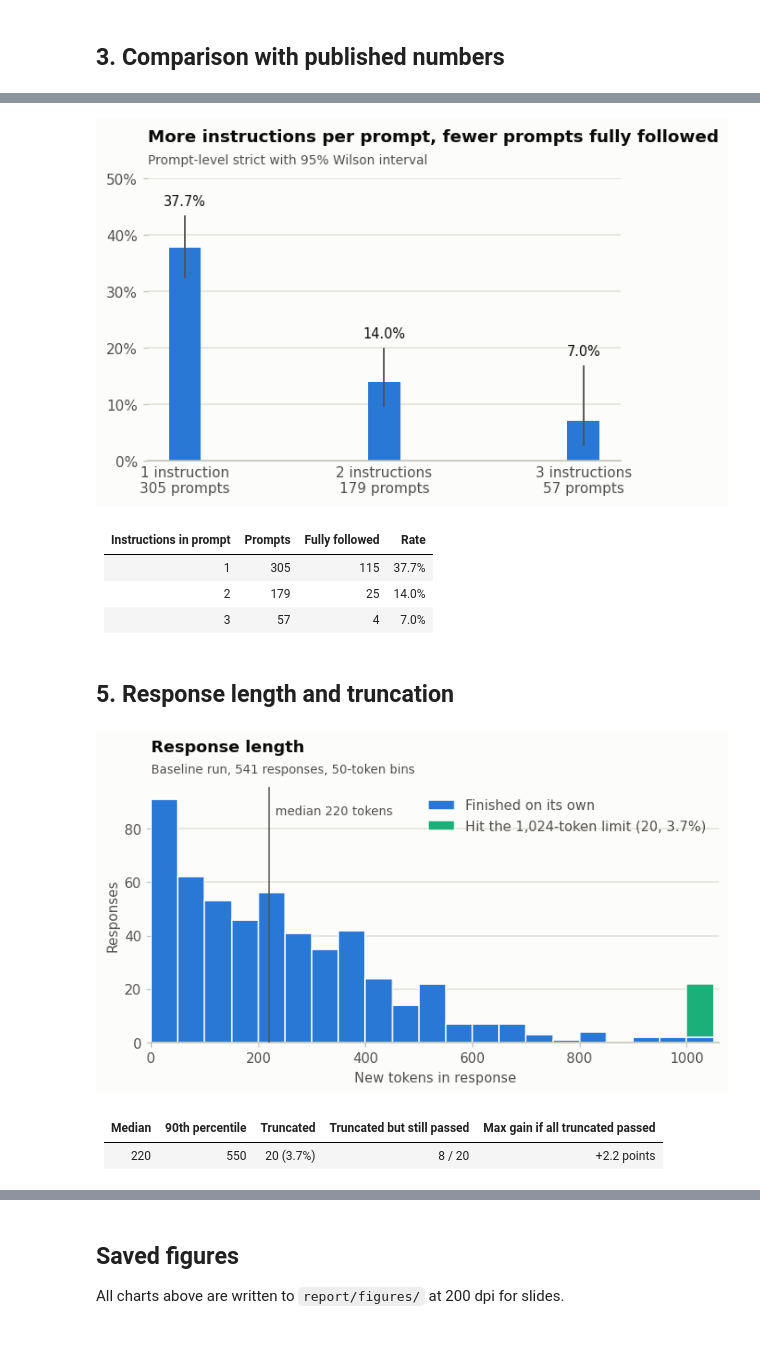
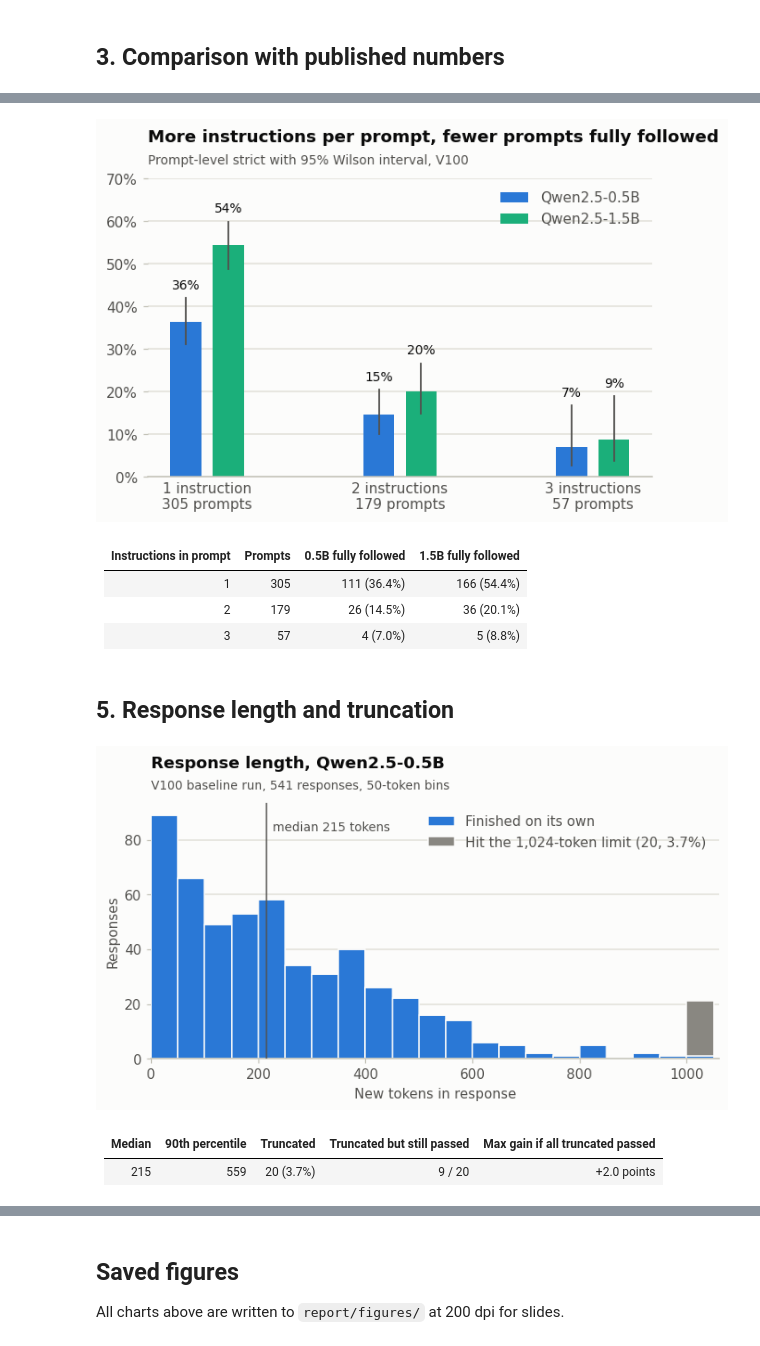
Before and after one commit to runjanna26/module_3_evaluation, a Jupyter notebook: report/evaluation_figures.ipynb, the cells around one changed output, grey strips where cells are left out. Drawn from its saved outputs; the diff is of its cells as text; code cells hidden in the pictures.

```diff
--- a/report/evaluation_figures.ipynb
+++ b/report/evaluation_figures.ipynb
@@ -47,10 +49,22 @@ def one(pattern):
     return matches[0]
 
 
-BASELINE = RUNS / "qwen05b_laptop_hf_20260916_004530"
-REPEATS = sorted(RUNS.glob("qwen05b_laptop_hf_*"))      # the baseline and its repeats
+# --- V100 runs (department DGX, GPU 1) - the specified hardware ---------------
+V100_REPEATS = sorted(RUNS.glob("qwen05b_hf_*IST-DGX02*"))
+BASELINE = V100_REPEATS[0]                          # all repeats are byte-identical
+SCALE_REPEATS = sorted(RUNS.glob("qwen15b_hf_*IST-DGX02*"))
+SCALE = SCALE_REPEATS[0]
 VARIANTS = {
     "Qwen default (baseline)": BASELINE,
+    '"You are a helpful assistant."': one("qwen05b_sys_generic_hf_*"),
+    '"Follow every instruction exactly…"': one("qwen05b_sys_strict_hf_*"),
+    '"Warm, conversational style"': one("qwen05b_sys_casual_hf_*"),
+}
+
+# --- laptop runs (RTX 3050 Ti, batch 4) - the hardware comparison --------------
+LAPTOP_REPEATS = sorted(RUNS.glob("qwen05b_laptop_hf_*"))
+LAPTOP = {
+    "Qwen default (baseline)": LAPTOP_REPEATS[0],
     '"You are a helpful assistant."': one("qwen05b_laptop_sys_generic_hf_*"),
     '"Follow every instruction exactly…"': one("qwen05b_laptop_sys_strict_hf_*"),
     '"Warm, conversational style"': one("qwen05b_laptop_sys_casual_hf_*"),
@@ -383,35 +458,43 @@ table(["Instruction type", "n", "Qwen 0.5B", "GPT-4"],
 # %%
-by_count = collections.defaultdict(lambda: [0, 0])
-for r in read_jsonl(BASELINE / "eval_results_strict.jsonl"):
-    by_count[len(r["instruction_id_list"])][0] += r["follow_all_instructions"]
-    by_count[len(r["instruction_id_list"])][1] += 1
-counts = sorted(by_count)
+def by_instruction_count(run):
+    out = collections.defaultdict(lambda: [0, 0])
+    for r in read_jsonl(run / "eval_results_strict.jsonl"):
+        out[len(r["instruction_id_list"])][0] += r["follow_all_instructions"]
+        out[len(r["instruction_id_list"])][1] += 1
+    return out
 
-fig, ax = plt.subplots(figsize=(6, 3.6))
-for x in counts:
-    k, n = by_count[x]
-    lo, hi = wilson(k, n)
-    ax.bar(x, 100 * k / n, width=0.16, color=QWEN, zorder=2)   # thin mark, ~24px
-    ax.plot([x, x], [100 * lo, 100 * hi], color=INK_2, lw=1.2, zorder=3)
-    ax.text(x, 100 * hi + 1.5, f"{100 * k / n:.1f}%", ha="center", va="bottom", fontsize=9.5)
-ax.set_xticks(counts, [f"{x} instruction{'s' if x > 1 else ''}\n{by_count[x][1]} prompts" for x in counts])
+
+small, large = by_instruction_count(BASELINE), by_instruction_count(SCALE)
+counts = sorted(small)
+fig, ax = plt.subplots(figsize=(6.4, 3.8))
+for offset, data, colour, label in [(-0.11, small, QWEN, "Qwen2.5-0.5B"), (0.11, large, QWEN15, "Qwen2.5-1.5B")]:
+    for x in counts:
+        k, n = data[x]
+        lo, hi = wilson(k, n)
+        ax.bar(x + offset, 100 * k / n, width=0.16, color=colour, zorder=2,
+               label=label if x == counts[0] else None)
+        ax.plot([x + offset] * 2, [100 * lo, 100 * hi], color=INK_2, lw=1.2, zorder=3)
+        ax.text(x + offset, 100 * hi + 1.5, f"{100 * k / n:.0f}%", ha="center", va="bottom", fontsize=9)
+ax.set_xticks(counts, [f"{x} instruction{'s' if x > 1 else ''}\n{small[x][1]} prompts" for x in counts])
 ax.tick_params(axis="x", length=0)
-ax.set_ylim(0, 50)
+ax.set_ylim(0, 70)
 ax.yaxis.set_major_formatter(PercentFormatter(decimals=0))
 ax.grid(axis="x", visible=False)
+ax.legend(loc="upper right", labelcolor=INK_2)
 title(ax, "More instructions per prompt, fewer prompts fully followed",
-      "Prompt-level strict with 95% Wilson interval")
+      "Prompt-level strict with 95% Wilson interval, V100")
 save(fig, "05_by_instruction_count")
 
-table(["Instructions in prompt", "Prompts", "Fully followed", "Rate"],
-      [[x, by_count[x][1], by_count[x][0], pct(*by_count[x])] for x in counts])
+table(["Instructions in prompt", "Prompts", "0.5B fully followed", "1.5B fully followed"],
+      [[x, small[x][1], f"{small[x][0]} ({pct(*small[x])})", f"{large[x][0]} ({pct(*large[x])})"]
+       for x in counts])
 # %% [output]
-[figure, old version]
+[figure, new version]
-| Instructions in prompt | Prompts | Fully followed | Rate |
+| Instructions in prompt | Prompts | 0.5B fully followed | 1.5B fully followed |
 |---|---|---|---|
-| 1 | 305 | 115 | 37.7% |
-| 2 | 179 | 25 | 14.0% |
-| 3 | 57 | 4 | 7.0% |
+| 1 | 305 | 111 (36.4%) | 166 (54.4%) |
+| 2 | 179 | 26 (14.5%) | 36 (20.1%) |
+| 3 | 57 | 4 (7.0%) | 5 (8.8%) |
 # %% [markdown]
 ## 5. Response length and truncation
 # %%
@@ -422,7 +505,7 @@ lengths = sorted(g["n_new_tokens"] for g in gens)
 median = lengths[len(lengths) // 2]
 
 fig, ax = plt.subplots(figsize=(7.5, 3.4))
-ax.hist([complete, cut_off], bins=range(0, 1051, 50), stacked=True, color=[QWEN, TRUNCATED],
+ax.hist([complete, cut_off], bins=range(0, 1051, 50), stacked=True, color=[QWEN, MUTED],
         edgecolor=SURFACE, linewidth=1, zorder=2,
         label=["Finished on its own", f"Hit the 1,024-token limit ({len(cut_off)}, {pct(len(cut_off), len(gens))})"])
 ax.axvline(median, color=INK_2, lw=1, zorder=3)
@@ -432,17 +515,17 @@ ax.set_xlabel("New tokens in response")
 ax.set_ylabel("Responses")
 ax.grid(axis="x", visible=False)
 ax.legend(loc="upper right", labelcolor=INK_2)
-title(ax, "Response length", "Baseline run, 541 responses, 50-token bins")
+title(ax, "Response length, Qwen2.5-0.5B", "V100 baseline run, 541 responses, 50-token bins")
 save(fig, "06_response_length")
 
-truncated_pass = sum(1 for r in read_jsonl(BASELINE / "eval_results_strict.jsonl")
-                     for g in gens if g["truncated"] and g["prompt"] == r["prompt"] and r["follow_all_instructions"])
+strict = prompt_pass(BASELINE)
+truncated_pass = sum(1 for g in gens if g["truncated"] and strict[g["prompt"]])
 table(["Median", "90th percentile", "Truncated", "Truncated but still passed", "Max gain if all truncated passed"],
       [[median, lengths[int(len(lengths) * 0.9)], f"{len(cut_off)} ({pct(len(cut_off), len(gens))})",
         f"{truncated_pass} / {len(cut_off)}", f"+{100 * (len(cut_off) - truncated_pass) / len(gens):.1f} points"]])
 # %% [output]
-[figure, old version]
+[figure, new version]
 | Median | 90th percentile | Truncated | Truncated but still passed | Max gain if all truncated passed |
 |---|---|---|---|---|
-| 220 | 550 | 20 (3.7%) | 8 / 20 | +2.2 points |
+| 215 | 559 | 20 (3.7%) | 9 / 20 | +2.0 points |
 # %% [markdown]
```
Also changed, not shown: parts of 17 cells of this notebook, 10 other files.
